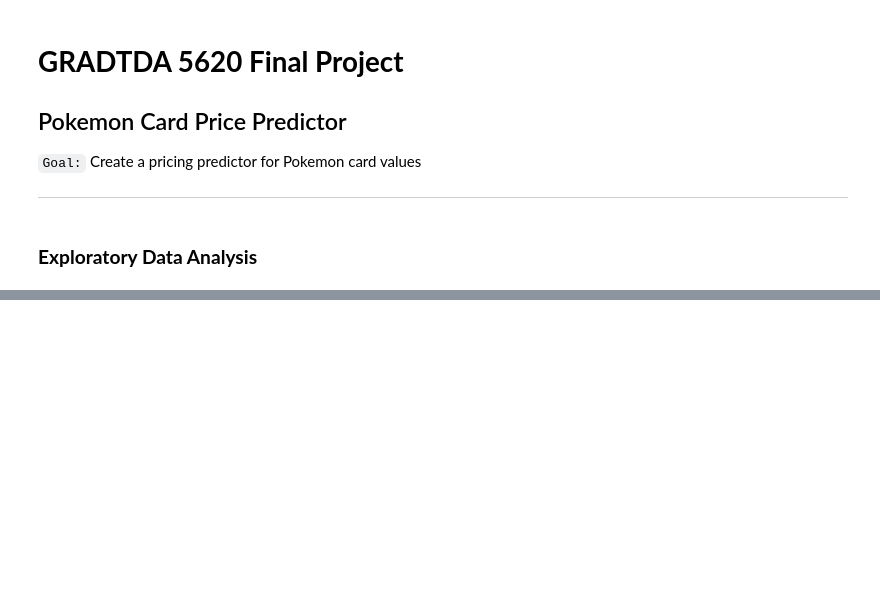
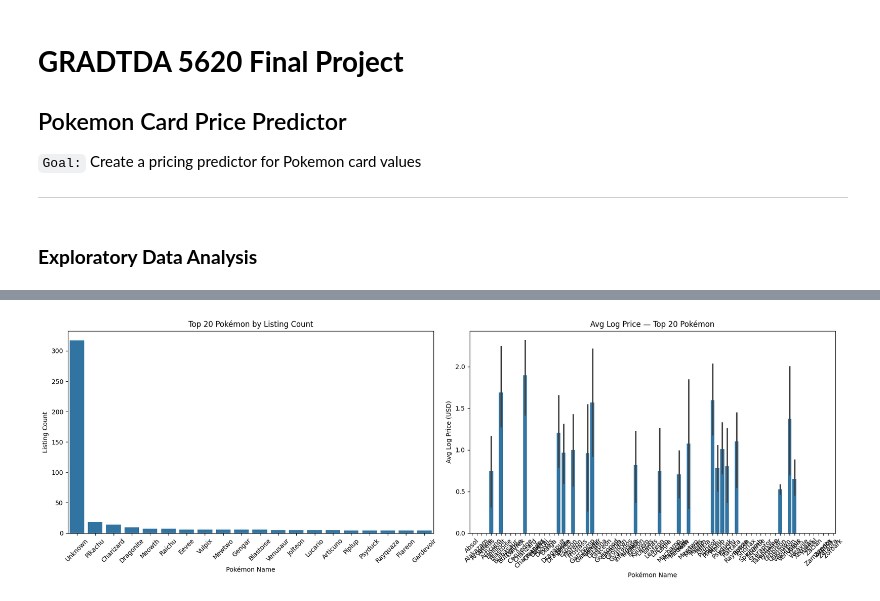
Before and after one commit to morgan1461/pokemon-card-price-predictor, a Jupyter notebook: main.ipynb, the cells around one changed output, grey strips where cells are left out. Saved outputs shown, nothing was run; the diff lists cells and outputs as text; code cells hidden in the pictures; blank space fills up the shorter version.

```diff
--- a/main.ipynb
+++ b/main.ipynb
@@ -134,2 +158,24 @@ plt.show()
 # %%
-# convert card number to a single digit and then add a col for set length?
+# Top Pokémon by Listing Count
+top_20 = df["pokemon_name"].value_counts().head(20)
+top_20_names = top_20.index.astype(str).tolist()
+top_20_df = df[df["pokemon_name"].astype(str).isin(top_20_names)]
+
+fig, ax = plt.subplots(1, 2, figsize=(18, 6))
+
+sns.barplot(x=top_20.index.astype(str), y=top_20.values, ax=ax[0])
+ax[0].set_title("Top 20 Pokémon by Listing Count")
+ax[0].set_xlabel("Pokémon Name")
+ax[0].set_ylabel("Listing Count")
+ax[0].tick_params(axis='x', rotation=45)
+
+sns.barplot(data=top_20_df, x="pokemon_name", y="price_log_usd", ax=ax[1])
+ax[1].set_title("Avg Log Price — Top 20 Pokémon")
+ax[1].set_xlabel("Pokémon Name")
+ax[1].set_ylabel("Avg Log Price (USD)")
+ax[1].tick_params(axis='x', rotation=45)
+
+plt.tight_layout()
+plt.show()
+# %% [output]
+[figure, added]
```
Also changed, not shown: parts of 14 cells of this notebook.
